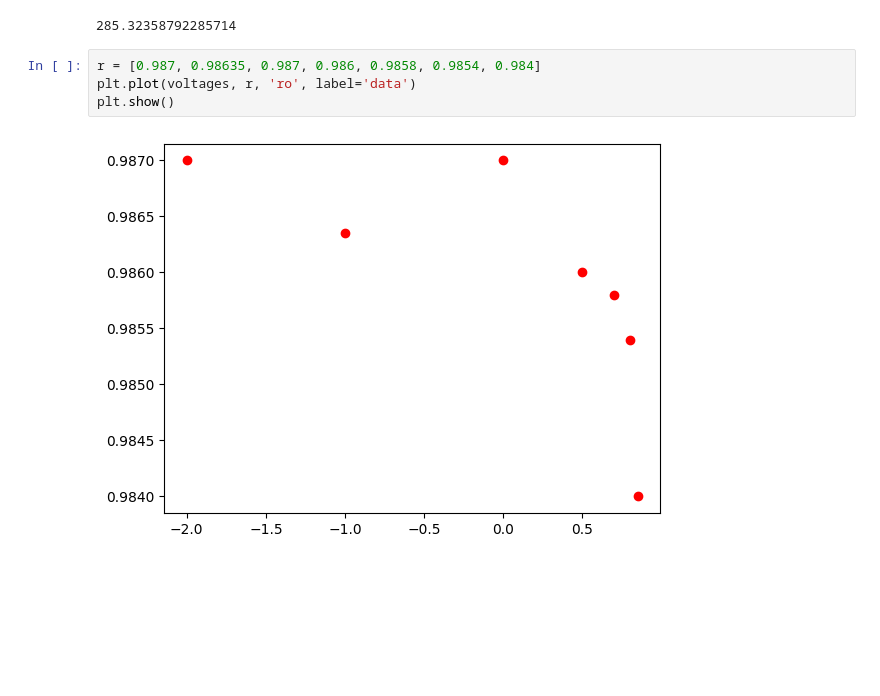
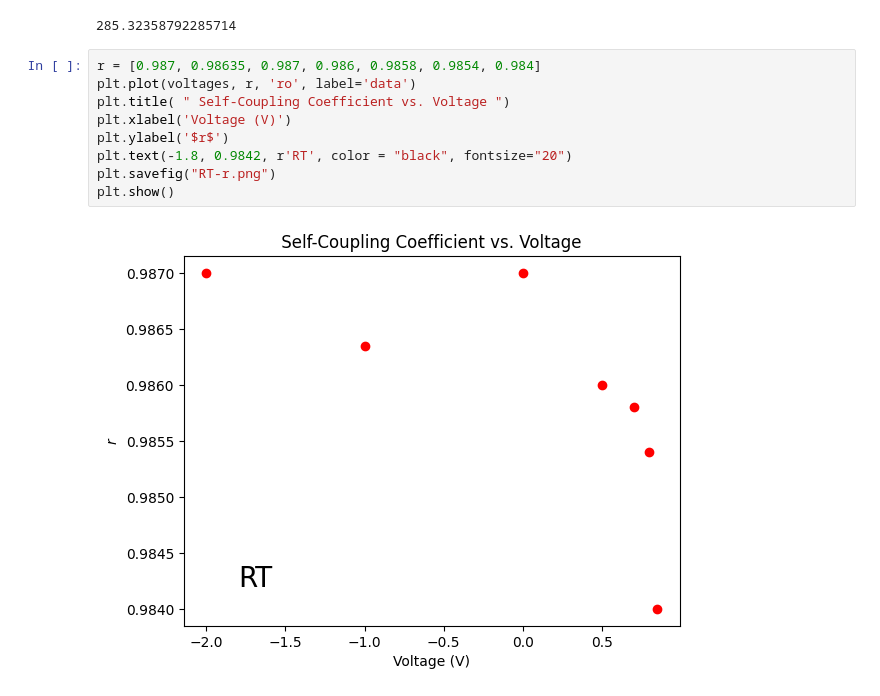
Before and after one commit to madelynnjm/Updated_Thesis, a Jupyter notebook: Falco/RTNEFF.ipynb, the cells around one changed output. Saved outputs shown, nothing was run; the diff lists cells and outputs as text; blank space fills up the shorter version.

```diff
--- a/Falco/RTNEFF.ipynb
+++ b/Falco/RTNEFF.ipynb
@@ -123,6 +138,11 @@ print(average_alpha)
 # %%
 r = [0.987, 0.98635, 0.987, 0.986, 0.9858, 0.9854, 0.984]
 plt.plot(voltages, r, 'ro', label='data')
+plt.title( " Self-Coupling Coefficient vs. Voltage ")
+plt.xlabel('Voltage (V)')
+plt.ylabel('$r$')
+plt.text(-1.8, 0.9842, r'RT', color = "black", fontsize="20")
+plt.savefig("RT-r.png")
 plt.show()
 # %% [output]
-[figure, old version]
+[figure, new version]
```
Also changed, not shown: parts of 2 cells of this notebook, 8 other files.
